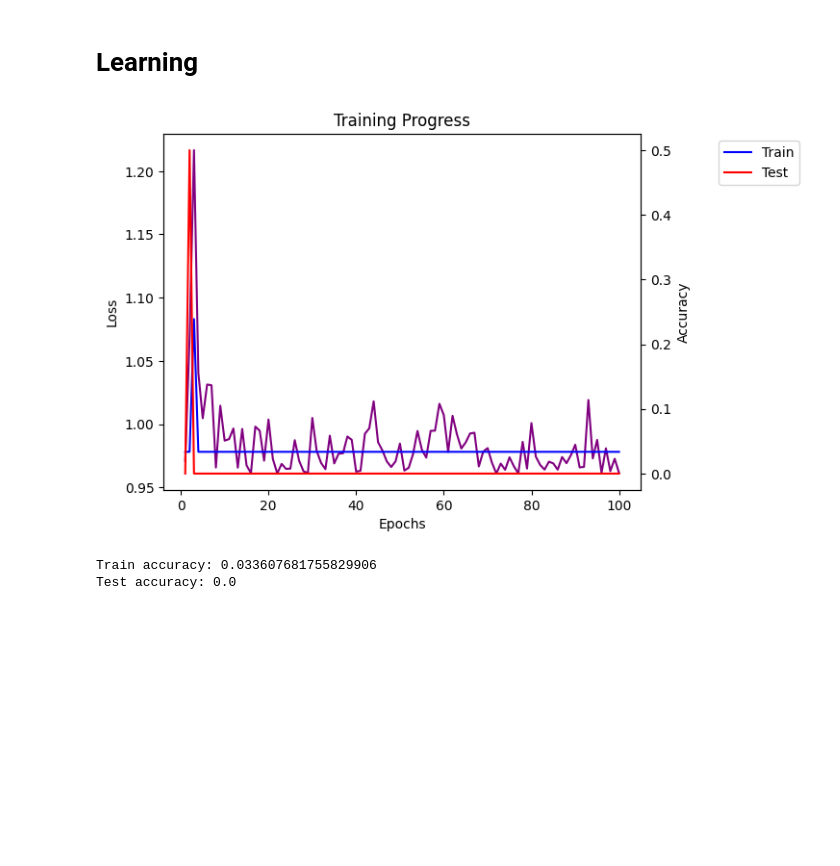
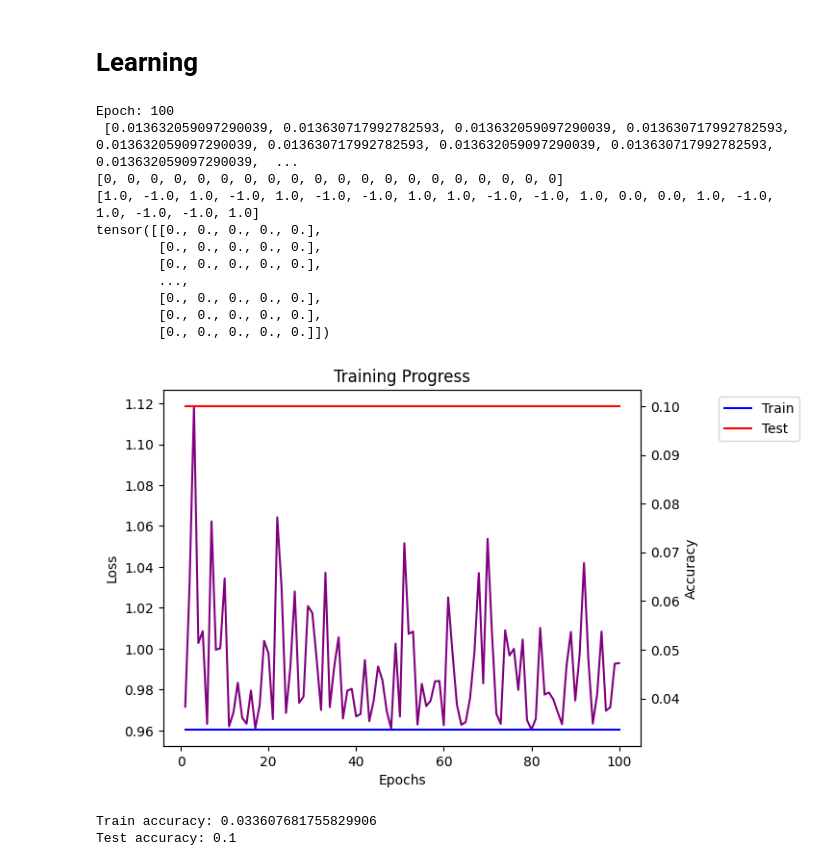
Before and after one commit to JasaZnidar/Predvidenje-zmagovalca-vaterpolo, a Jupyter notebook: Diplomska_naloga.ipynb, the cells around one changed output. Saved outputs shown, nothing was run; the diff lists cells and outputs as text; code cells hidden in the pictures; blank space fills up the shorter version.

```diff
--- a/Diplomska_naloga.ipynb
+++ b/Diplomska_naloga.ipynb
@@ -77,7 +77,7 @@ train_rate = 0.7
 val_rate = 1.0 - train_rate
 
 # goals, shots, assists, blocks, saves, exclusion, penalty foul, suspention, brutality, sprint won, sprints
-used_features = [1, 1, 0, 0, 0, 1, 1, 0, 1, 0, 0]
+used_features = [1, 1, 1, 1, 1, 1, 1, 1, 1, 1, 1]#[1, 1, 0, 0, 0, 1, 1, 0, 1, 0, 0]
 num_playerInMatch_features = sum(used_features)
 # birth, hand height, position, weight
 used_player_stats = [1, 1, 1, 1, 1]
@@ -606,39 +631,51 @@ for epoch in range(num_epoch):
   gcn.eval()
 
   # test
-  pred = gcn(test_x_dict, test_edge_index_dict, test_edge_weight_dict)[-N:]
-  ground_truth = train_data['team', 'result', 'team'].edge_attr.to(device)[-N:]
+  pred = gcn(test_x_dict, test_edge_index_dict, test_edge_weight_dict)[-2*N:]
+  ground_truth = test_data['team', 'result', 'team'].edge_attr.to(device)[-2*N:]
   classPred = [classify(x) for x in pred]
   groundNumpy = ground_truth.detach().numpy()
   test_acc.append(np.average(np.array(classPred) == np.array(groundNumpy)))
 
-print([i.item() for i in pred])
+print("\n", [i.item() for i in pred])
 print(classPred)
 print([i.item() for i in ground_truth])
+print(test_data['team'].x)
 #===============================================================================
 # Plot result
 #===============================================================================
 print("\r", end="")
 warnings.filterwarnings("ignore", category=UserWarning, message="No artists with labels found to put in legend")
 
 fig, ax1 = plt.subplots()
 ax2 = ax1.twinx()
 
 ax1.set_xlabel("Epochs")
 ax1.set_ylabel("Loss")
 ax2.set_ylabel("Accuracy")
 
 ax1.plot(epochs, loss_values, label='Loss', color='purple')
 ax2.plot(epochs, train_acc, label='Train', color='blue')
 ax2.plot(epochs, test_acc, label='Test', color='red')
 
 plt.title("Training Progress")
 plt.legend(labels=['Train', 'Test', 'Loss'], loc="upper left", bbox_to_anchor=(1.15, 1.0))
 plt.show()
 
 print("Train accuracy:", train_acc[-1])
 print("Test accuracy:", test_acc[-1])
 # %% [output]
+Epoch: 100
+ [0.013632059097290039, 0.013630717992782593, 0.013632059097290039, 0.013630717992782593, 0.013632059097290039, 0.013630717992782593, 0.013632059097290039, 0.013630717992782593, 0.013632059097290039,  ...
+[0, 0, 0, 0, 0, 0, 0, 0, 0, 0, 0, 0, 0, 0, 0, 0, 0, 0, 0, 0]
+[1.0, -1.0, 1.0, -1.0, 1.0, -1.0, -1.0, 1.0, 1.0, -1.0, -1.0, 1.0, 0.0, 0.0, 1.0, -1.0, 1.0, -1.0, -1.0, 1.0]
+tensor([[0., 0., 0., 0., 0.],
+        [0., 0., 0., 0., 0.],
+        [0., 0., 0., 0., 0.],
+        ...,
+        [0., 0., 0., 0., 0.],
+        [0., 0., 0., 0., 0.],
+        [0., 0., 0., 0., 0.]])
-[figure, old version]
+[figure, new version]
-Train accuracy: 0.033607681755829906
-Test accuracy: 0.0
+Train accuracy: 0.033607681755829906
+Test accuracy: 0.1
```
Also changed, not shown: parts of 1 cell of this notebook.
